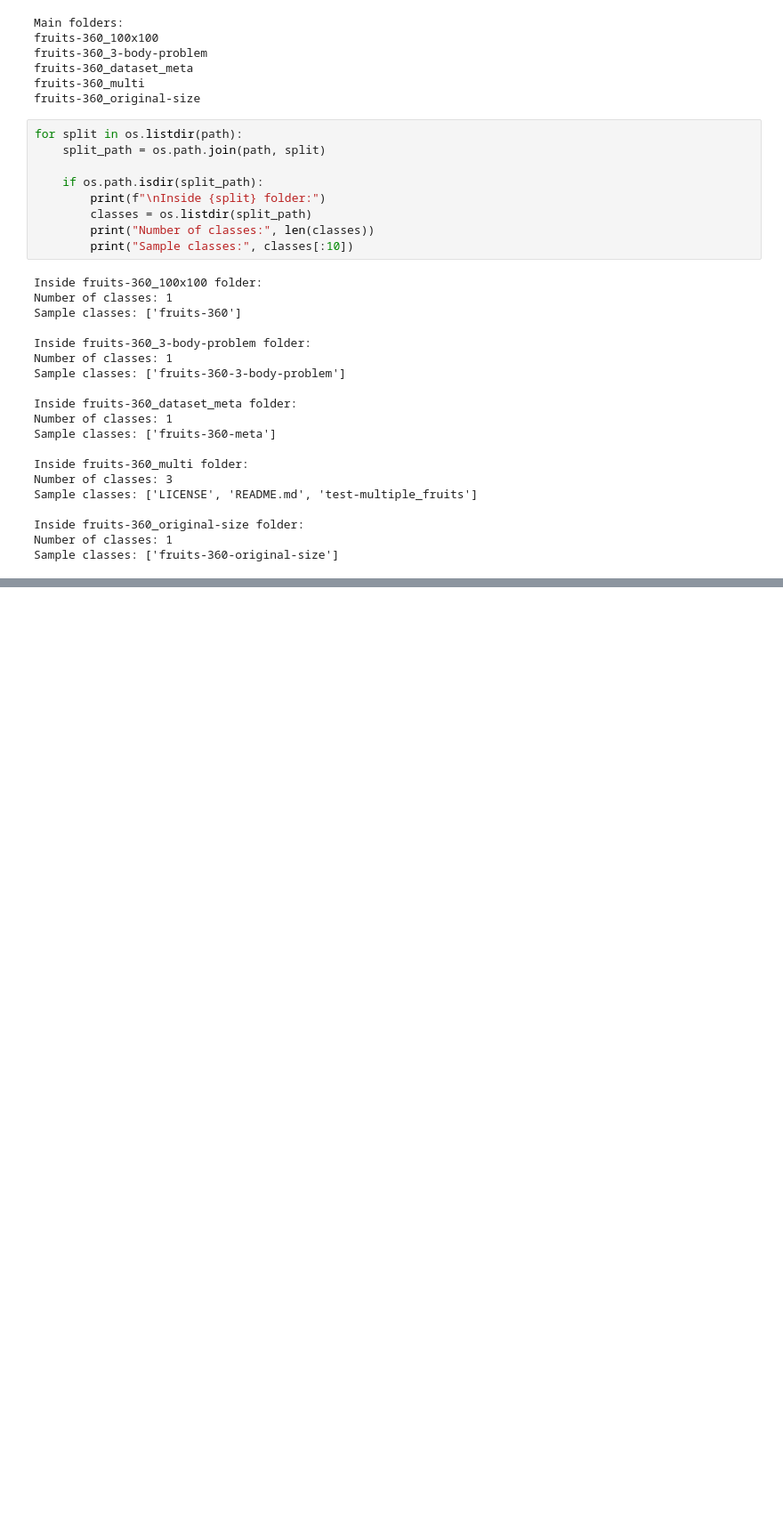
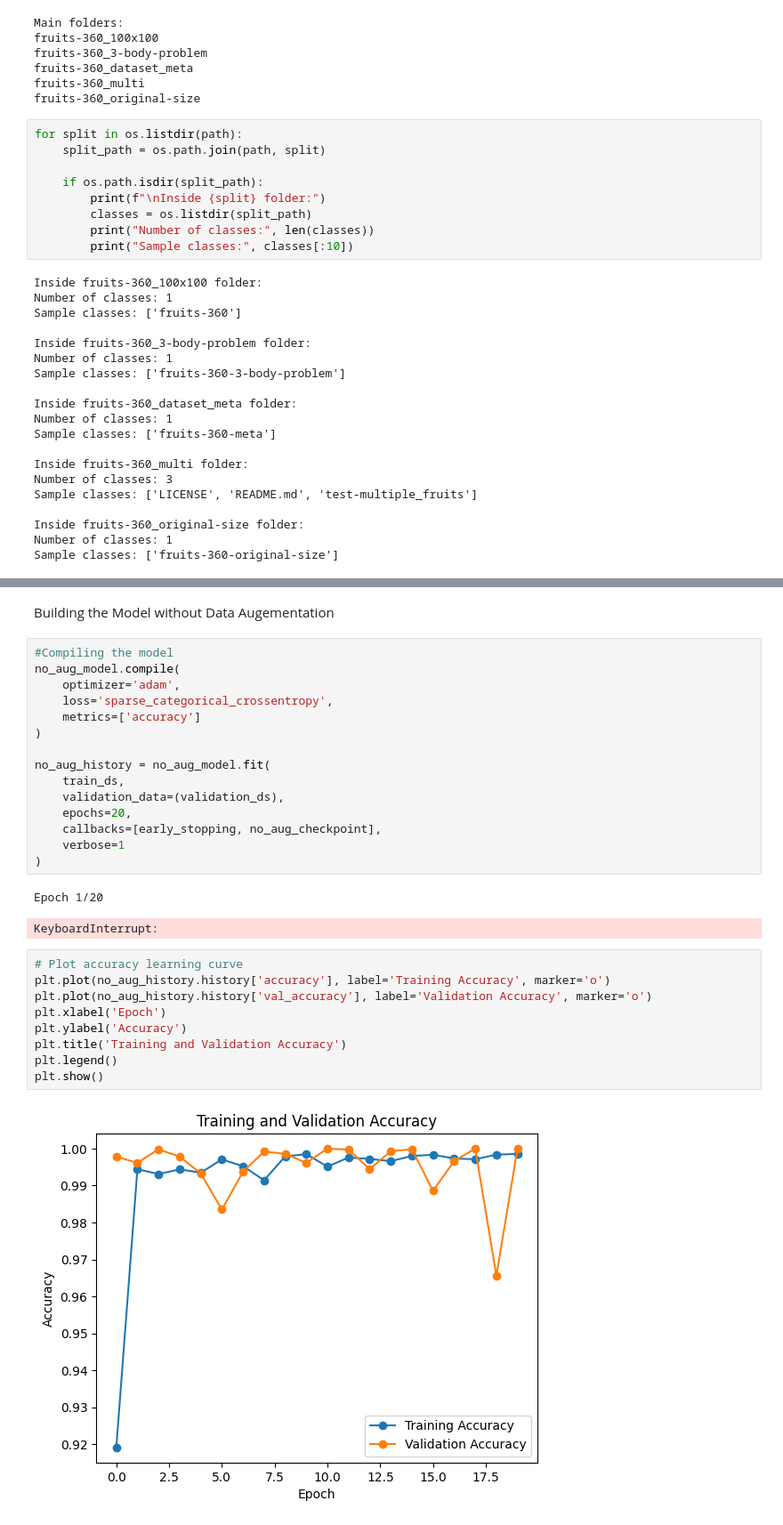
Before and after one commit to DarrenChooo/fruits-classification, a Jupyter notebook: fruits.ipynb, the cells around one changed output, grey strips where cells are left out. Shown at 89% size. Cells and saved outputs as stored; diff of their text form; blank space fills up the shorter version.

```diff
--- a/fruits.ipynb
+++ b/fruits.ipynb
@@ -143,0 +302,31 @@ plt.show()
+# %% [markdown]
+Building the Model without Data Augementation
+# %%
+#Compiling the model
+no_aug_model.compile(
+    optimizer='adam',
+    loss='sparse_categorical_crossentropy',
+    metrics=['accuracy']
+)
+
+no_aug_history = no_aug_model.fit(
+    train_ds,
+    validation_data=(validation_ds),
+    epochs=20,
+    callbacks=[early_stopping, no_aug_checkpoint],
+    verbose=1
+)
+# %% [output]
+Epoch 1/20
+KeyboardInterrupt:
+# %%
+# Plot accuracy learning curve
+plt.plot(no_aug_history.history['accuracy'], label='Training Accuracy', marker='o')
+plt.plot(no_aug_history.history['val_accuracy'], label='Validation Accuracy', marker='o')
+plt.xlabel('Epoch')
+plt.ylabel('Accuracy')
+plt.title('Training and Validation Accuracy')
+plt.legend()
+plt.show()
+# %% [output]
+[figure, added]
```
Also changed, not shown: parts of 25 cells of this notebook, 3 other files.
